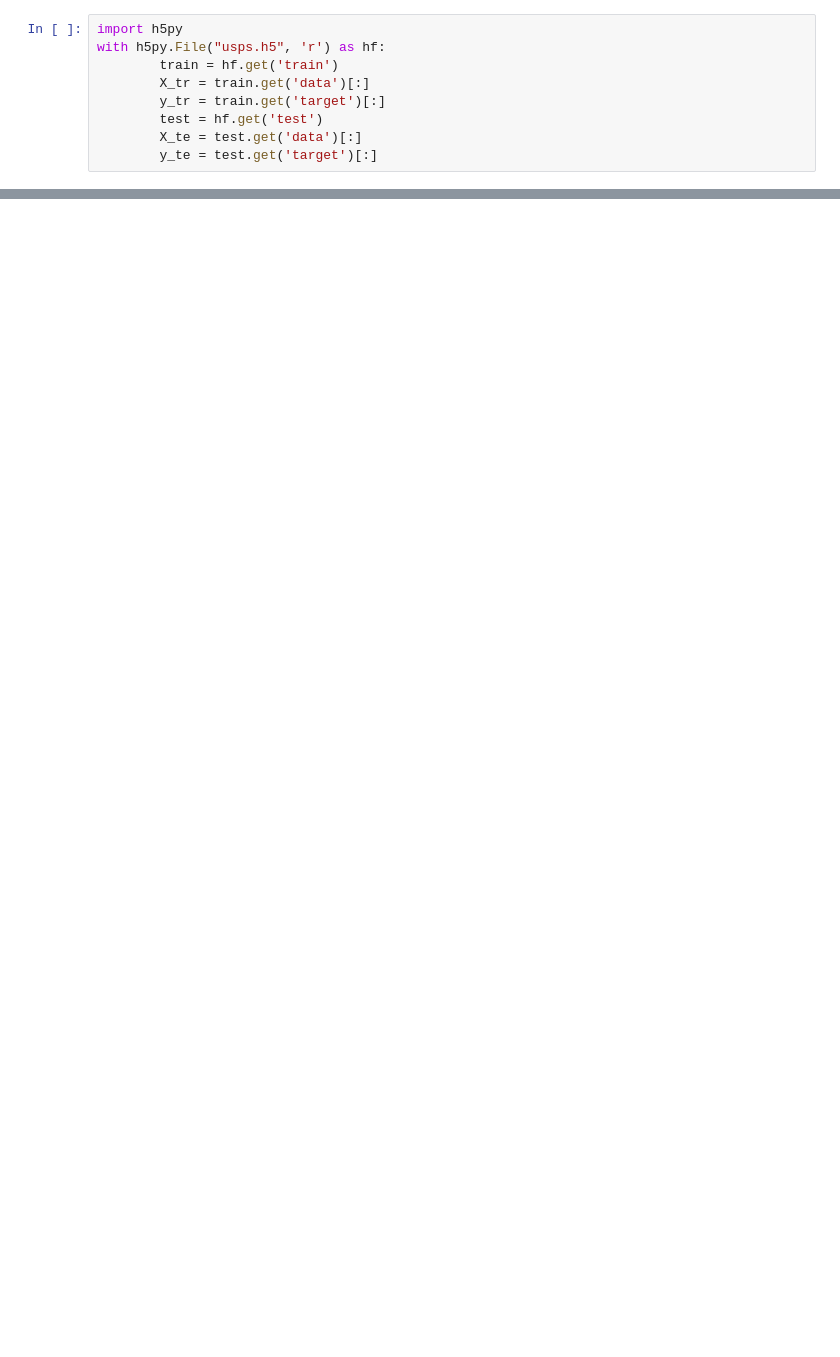
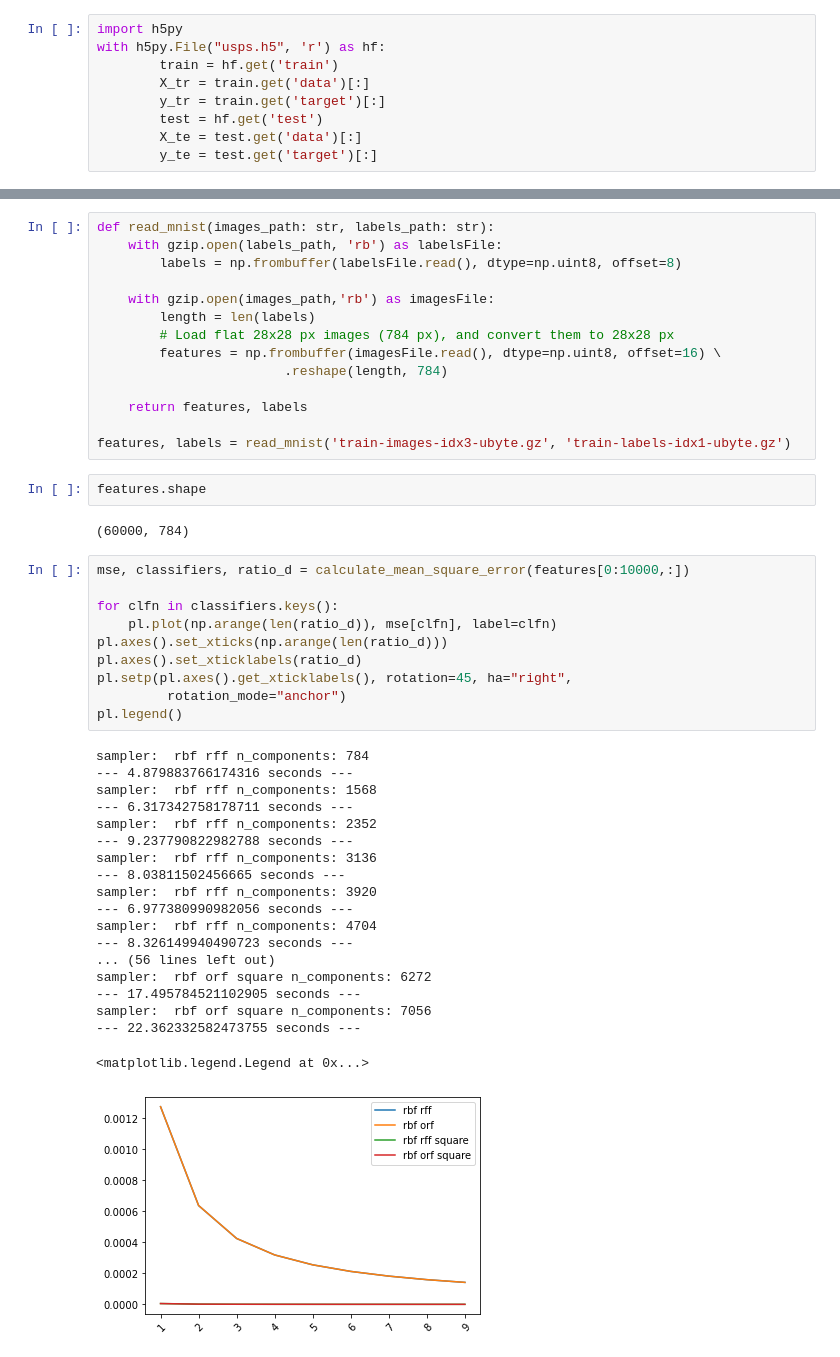
Before and after one commit to fagonzalezo/sklearn-kdcrf, a Jupyter notebook: examples/approximation_comparison.ipynb, the cells around one changed output, grey strips where cells are left out. Saved outputs shown, nothing was run; the diff lists cells and outputs as text; blank space fills up the shorter version.

```diff
--- a/examples/approximation_comparison.ipynb
+++ b/examples/approximation_comparison.ipynb
@@ -219,0 +301,48 @@ sampler:  rbf sorf n_components: 2304
+# %%
+def read_mnist(images_path: str, labels_path: str):
+    with gzip.open(labels_path, 'rb') as labelsFile:
+        labels = np.frombuffer(labelsFile.read(), dtype=np.uint8, offset=8)
+
+    with gzip.open(images_path,'rb') as imagesFile:
+        length = len(labels)
+        # Load flat 28x28 px images (784 px), and convert them to 28x28 px
+        features = np.frombuffer(imagesFile.read(), dtype=np.uint8, offset=16) \
+                        .reshape(length, 784)
+
+    return features, labels
+
+features, labels = read_mnist('train-images-idx3-ubyte.gz', 'train-labels-idx1-ubyte.gz')
+# %%
+features.shape
+# %% [output]
+(60000, 784)
+# %%
+mse, classifiers, ratio_d = calculate_mean_square_error(features[0:10000,:])
+
+for clfn in classifiers.keys():
+    pl.plot(np.arange(len(ratio_d)), mse[clfn], label=clfn)
+pl.axes().set_xticks(np.arange(len(ratio_d)))
+pl.axes().set_xticklabels(ratio_d)
+pl.setp(pl.axes().get_xticklabels(), rotation=45, ha="right",
+         rotation_mode="anchor")
+pl.legend()
+# %% [output]
+sampler:  rbf rff n_components: 784
+--- 4.879883766174316 seconds ---
+sampler:  rbf rff n_components: 1568
+--- 6.317342758178711 seconds ---
+sampler:  rbf rff n_components: 2352
+--- 9.237790822982788 seconds ---
+sampler:  rbf rff n_components: 3136
+--- 8.03811502456665 seconds ---
+sampler:  rbf rff n_components: 3920
+--- 6.977380990982056 seconds ---
+sampler:  rbf rff n_components: 4704
+--- 8.326149940490723 seconds ---
+... (56 lines left out)
+sampler:  rbf orf square n_components: 6272
+--- 17.495784521102905 seconds ---
+sampler:  rbf orf square n_components: 7056
+--- 22.362332582473755 seconds ---
+<matplotlib.legend.Legend at 0x...>
+[figure, added]
```
Also changed, not shown: parts of 35 cells of this notebook, 1 other file.
